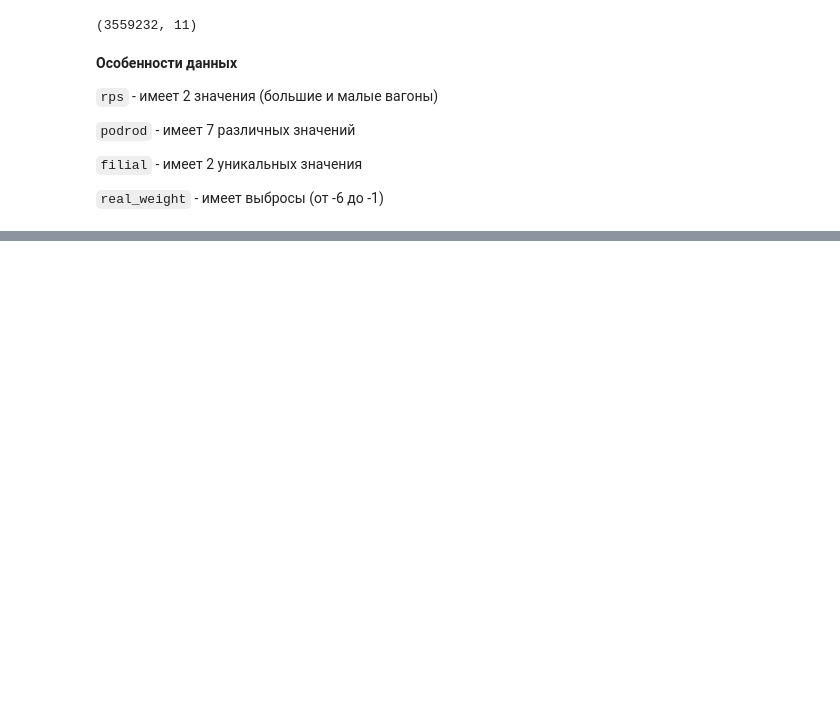
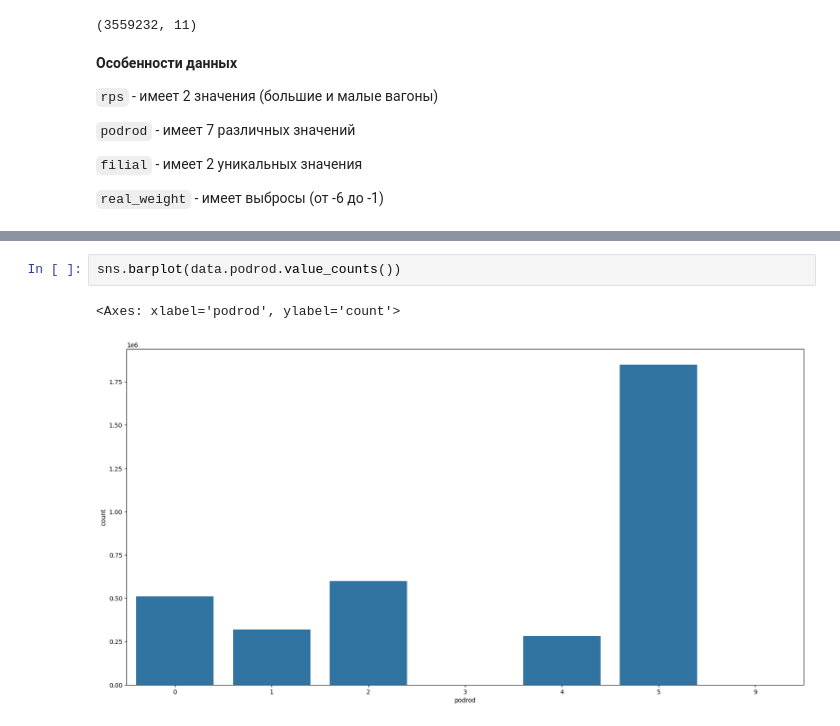
Before and after one commit to peragmat/datawagon, a Jupyter notebook: notebooks/EDA.ipynb, the cells around one changed output, grey strips where cells are left out. Cells and saved outputs as stored; diff of their text form; blank space fills up the shorter version.

```diff
--- a/notebooks/EDA.ipynb
+++ b/notebooks/EDA.ipynb
@@ -226,0 +226,5 @@ KeyboardInterrupt
+# %%
+sns.barplot(data.podrod.value_counts())
+# %% [output]
+<Axes: xlabel='podrod', ylabel='count'>
+[figure, added]
```
Also changed, not shown: parts of 29 cells of this notebook.
